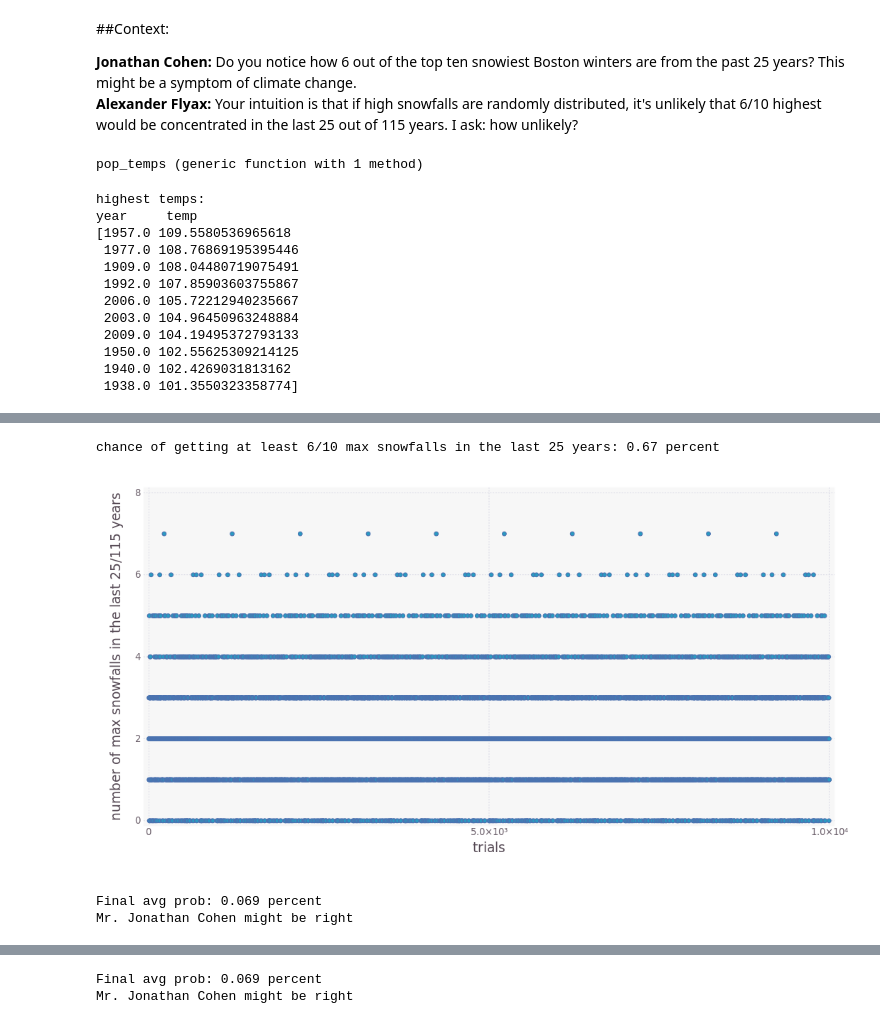
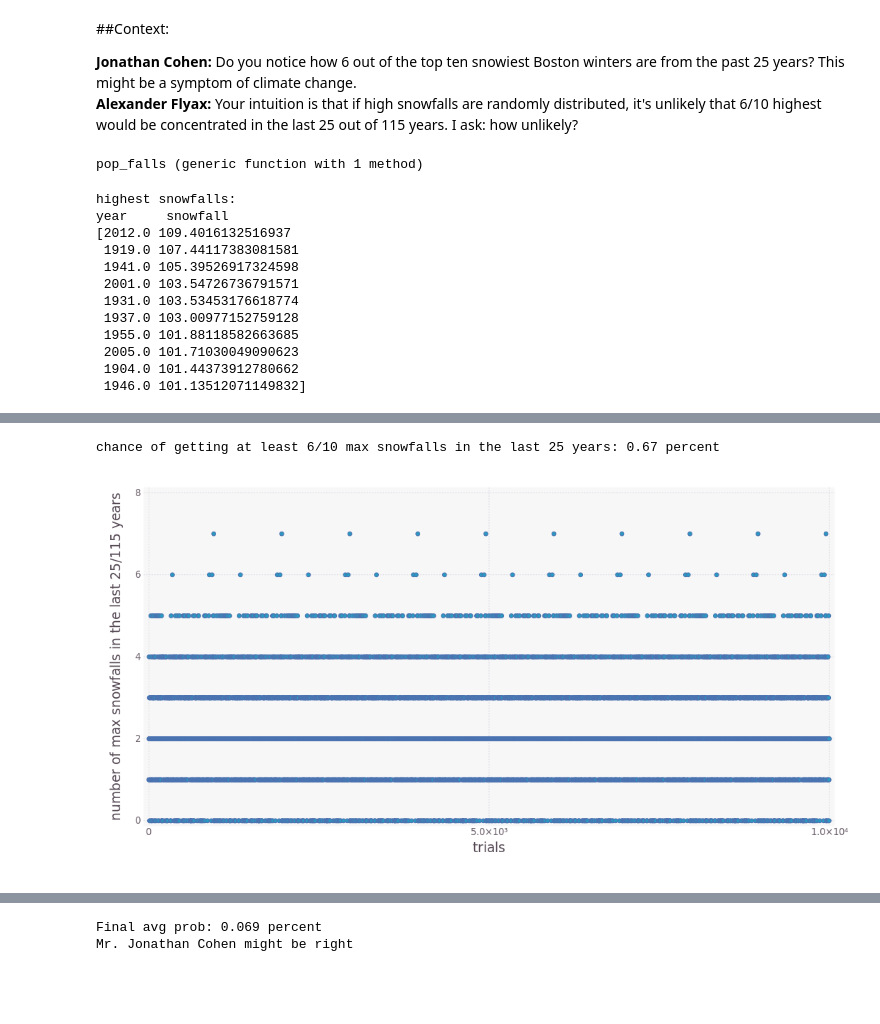
Before and after one commit to aflyax/Julia, a Jupyter notebook: climate_monte_carlo/climate_fun.ipynb, the cells around one changed output, grey strips where cells are left out. Drawn from its saved outputs; the diff is of its cells as text; code cells hidden in the pictures; blank space fills up the shorter version.

Commit message:
temp -> snowfall

```diff
--- a/climate_monte_carlo/climate_fun.ipynb
+++ b/climate_monte_carlo/climate_fun.ipynb
@@ -8,48 +8,49 @@
 using Gadfly
 set_default_plot_size(28cm, 15cm)
 # %%
-function pop_temps(num_years, highest_temp)
-    return [1:num_years], rand(num_years) * highest_temp
+function pop_falls(num_years, highest_fall)
+    return [1:num_years], rand(num_years) * highest_fall
 end
 # %% [output]
-pop_temps (generic function with 1 method)
+pop_falls (generic function with 1 method)
 # %%
 # test sorting
-sort_ix = sortperm(temps, rev=true) # create indexes of temperatures, sorted in reverse order (high → low)
-println("highest temps:")
-println("year \t temp")
-println([ sort_ix[1:10]+1899 temps[sort_ix][1:10] ]) # print years and temps corresponding to the top ten indexes
+yrs, falls = pop_falls(115, 110) # populate a vector of snowfalls
+sort_ix = sortperm(falls, rev=true) # create indexes of snowfalls, sorted in reverse order (high → low)
+println("highest snowfalls:")
+println("year \t snowfall")
+println([ sort_ix[1:10]+1899 falls[sort_ix][1:10] ]) # print years and falls corresponding to the top ten indexes
 # %% [output]
-highest temps:
-year     temp
-[1957.0 109.5580536965618
- 1977.0 108.76869195395446
- 1909.0 108.04480719075491
- 1992.0 107.85903603755867
- 2006.0 105.72212940235667
- 2003.0 104.96450963248884
- 2009.0 104.19495372793133
- 1950.0 102.55625309214125
- 1940.0 102.4269031813162
- 1938.0 101.3550323358774]
+highest snowfalls:
+year     snowfall
+[2012.0 109.4016132516937
+ 1919.0 107.44117383081581
+ 1941.0 105.39526917324598
+ 2001.0 103.54726736791571
+ 1931.0 103.53453176618774
+ 1937.0 103.00977152759128
+ 1955.0 101.88118582663685
+ 2005.0 101.71030049090623
+ 1904.0 101.44373912780662
+ 1946.0 101.13512071149832]
 # %%
-yrs, temps = pop_temps(115, 110) # populate a vector of temperatures
-sort_ix = sortperm(temps, rev=true) # create indexes of temperatures, sorted in reverse order (high → low)
+yrs, falls = pop_falls(115, 110) # populate a vector of snowfalls
+sort_ix = sortperm(falls, rev=true) # create indexes of snowfalls, sorted in reverse order (high → low)
 
 # plotting stuff
 
 set_default_plot_size(28cm, 15cm)
 
 # layer for plotting all points:
-all_p = layer(x=yrs, y=temps, Geom.line(), Geom.point(), Theme(default_color=color("gray")))
+all_p = layer(x=yrs, y=falls, Geom.line(), Geom.point(), Theme(default_color=color("gray")))
 
 #layer for plotting the maximum 10 points
-max_p = plot(x=sort_ix[1:10], y=temps[sort_ix][1:10], Geom.point(), Theme(default_color=color("indianred")),
+max_p = plot(x=sort_ix[1:10], y=falls[sort_ix][1:10], Geom.point(), Theme(default_color=color("indianred")),
             Scale.y_continuous(minvalue=0, maxvalue=120),
             Scale.x_continuous(minvalue=0, maxvalue=120),
-            Guide.ylabel("temperature"), # label for y-axis
+            Guide.ylabel("snowfall"), # label for y-axis
             Guide.xlabel("year"),  # label for x-axis
-            Guide.title("simulated temperatures: red = max 10"))  # a title)
+            Guide.title("simulated snowfalls: red = max 10"))  # a title)
 
 
 recent_line = layer(x=[90, 90], y=[0, 120], Geom.line(), Theme(default_color=color("purple")) )
@@ -61,25 +62,25 @@ display(max_p)
 # %% [output]
 [interactive output not drawn]
 # %%
-function find_highs(tot_num; num_years=115, max_temp=110, last_years=25, high_num=10)
+function find_highs(tot_num; num_years=115, max_fall=110, last_years=25, high_num=10)
     num_highs = zeros(tot_num)
     for i in 1:tot_num
-        years, temps = pop_temps(num_years, max_temp)
-        sort_ix = sortperm(temps, rev=true)
+        years, falls = pop_falls(num_years, max_fall)
+        sort_ix = sortperm(falls, rev=true)
         num_highs[i] = length(find(years[sort_ix[1:high_num]] .> num_years-last_years))
     end
 
     return num_highs
 end
 
 println("chance of getting at least 6/10 max snowfalls in the last 25 years: ",
     (length(find(num_highs.>=6)) / num_years)*100, " percent")
 plot(x=1:10000, y=find_highs(1000),
     Guide.ylabel("number of max snowfalls in the last 25/115 years"), # label for y-axis
     Guide.xlabel("trials"))  # label for x-axis
 # %% [output]
 chance of getting at least 6/10 max snowfalls in the last 25 years: 0.67 percent
-[figure, old version]
+[figure, new version]
 # %%
 function find_prob(num_repeats)
     num_highs = find_highs(num_repeats)
@@ -94,9 +95,6 @@ for i in 1:num_trials
     probs[i] = find_prob(1000)
     avg_prob[i] = mean(probs[1:i])
 end
-# %% [output]
-Final avg prob: 0.069 percent
-Mr. Jonathan Cohen might be right
 # %%
 q = plot(x=[1:num_trials], y=avg_prob*100, Geom.line(), Theme(default_color=color("black")),
     Scale.y_continuous(minvalue=0, maxvalue=0.20),
```
